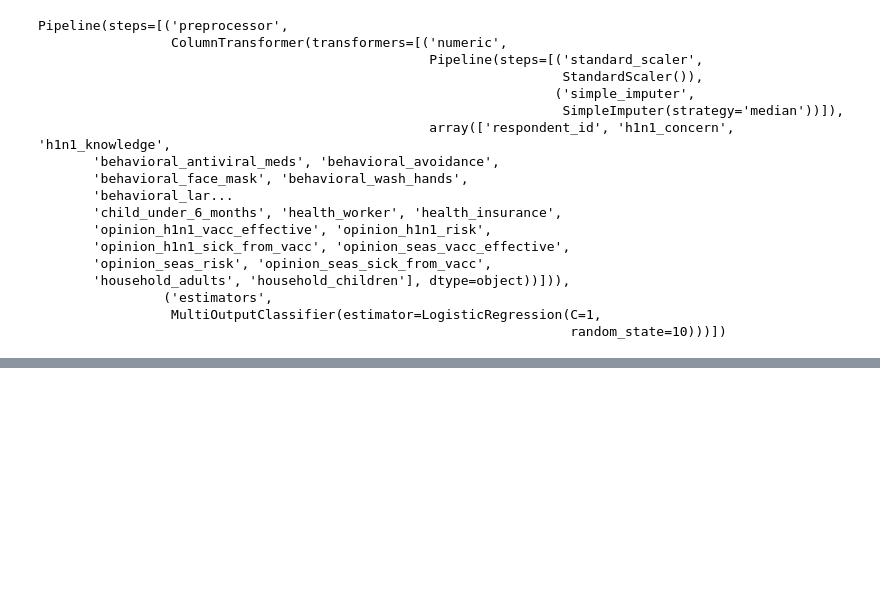
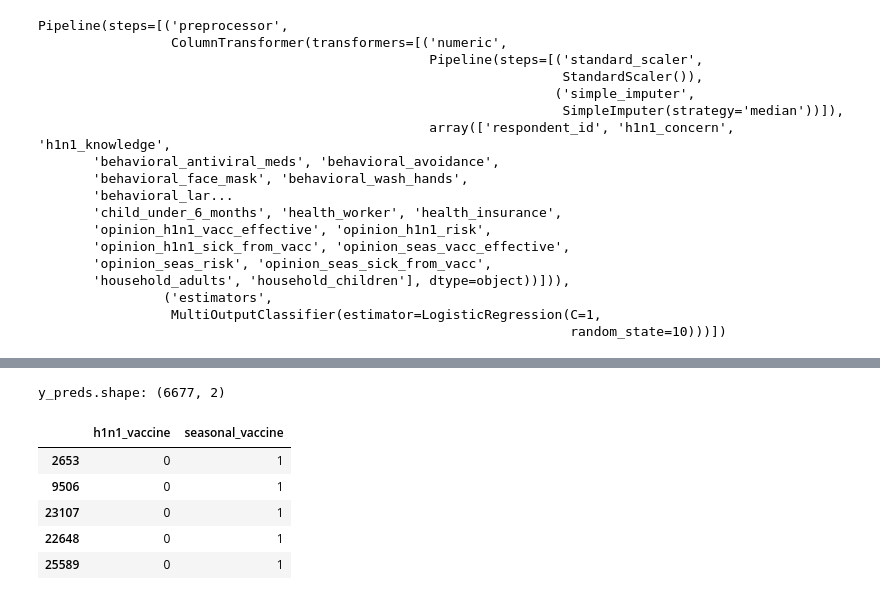
Before and after one commit to macapagithub/vaccines-h1n1, a Jupyter notebook: prepocessing.ipynb, the cells around one changed output, grey strips where cells are left out. Cells and saved outputs as stored; diff of their text form; code cells hidden in the pictures; blank space fills up the shorter version.

```diff
--- a/prepocessing.ipynb
+++ b/prepocessing.ipynb
@@ -384,2 +441,3 @@ full_pipeline.fit(X_train, y_train)
 # %%
-y_preds = full_pipeline.predict(X_eval, y_eval)
+preds = full_pipeline.predict(X_eval)
+preds
@@ -386,13 +452,21 @@ y_preds = full_pipeline.predict(X_eval, y_eval)
 # %%
 y_preds = pd.DataFrame(
     {
-        "h1n1_vaccine": preds[0][:, 1],
-        "seasonal_vaccine": preds[1][:, 1],
+        "h1n1_vaccine": preds[:, 1],
+        "seasonal_vaccine": preds[:, 2],
     },
     index = y_eval.index
 )
 print("y_preds.shape:", y_preds.shape)
 y_preds.head()
+# %% [output]
+y_preds.shape: (6677, 2)
+|  | h1n1_vaccine | seasonal_vaccine |
+| 2653 | 0 | 1 |
+| 9506 | 0 | 1 |
+| 23107 | 0 | 1 |
+| 22648 | 0 | 1 |
+| 25589 | 0 | 1 |
 # %%
 def plot_roc(y_true, y_score, label_name, ax):
     fpr, tpr, thresholds = roc_curve(y_true, y_score)
```
Also changed, not shown: parts of 20 cells of this notebook.
